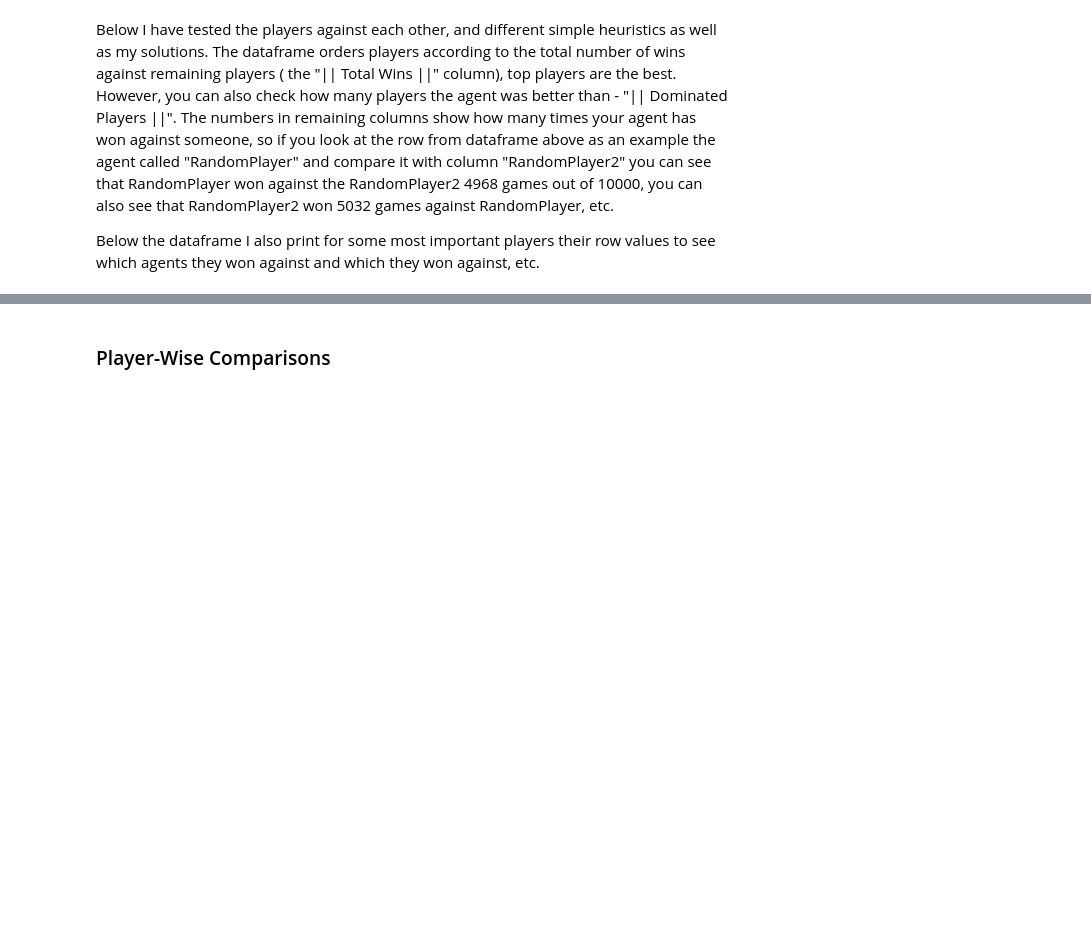
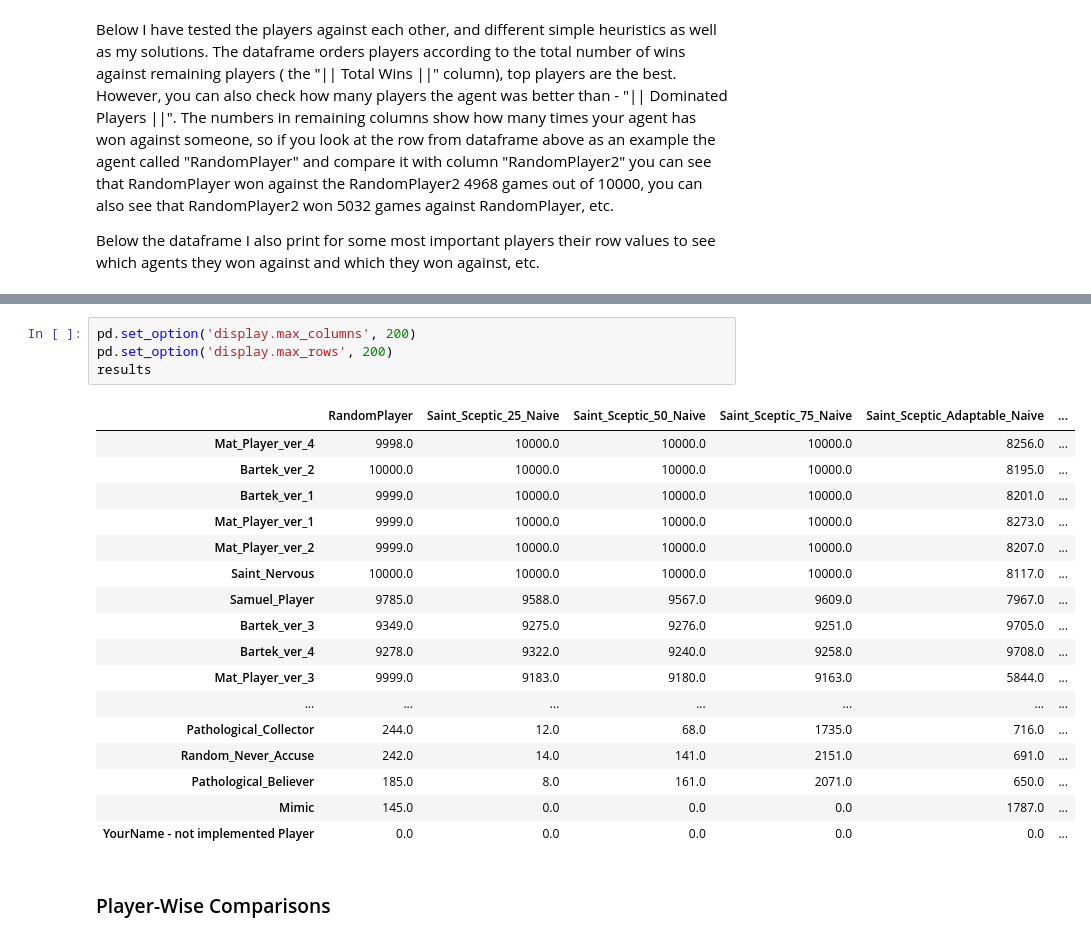
Before and after one commit to MatTheTab/Decision_Analysis, a Jupyter notebook: Project_4/comparator.ipynb, the cells around one changed output, grey strips where cells are left out. Cells and saved outputs as stored; diff of their text form; blank space fills up the shorter version.

```diff
--- a/Project_4/comparator.ipynb
+++ b/Project_4/comparator.ipynb
@@ -399,3 +396,25 @@ results
+# %%
+pd.set_option('display.max_columns', 200)
+pd.set_option('display.max_rows', 200)
+results
+# %% [output]
+|  | RandomPlayer | Saint_Sceptic_25_Naive | Saint_Sceptic_50_Naive | Saint_Sceptic_75_Naive | Saint_Sceptic_Adaptable_Naive | ... |
+| Mat_Player_ver_4 | 9998.0 | 10000.0 | 10000.0 | 10000.0 | 8256.0 | ... |
+| Bartek_ver_2 | 10000.0 | 10000.0 | 10000.0 | 10000.0 | 8195.0 | ... |
+| Bartek_ver_1 | 9999.0 | 10000.0 | 10000.0 | 10000.0 | 8201.0 | ... |
+| Mat_Player_ver_1 | 9999.0 | 10000.0 | 10000.0 | 10000.0 | 8273.0 | ... |
+| Mat_Player_ver_2 | 9999.0 | 10000.0 | 10000.0 | 10000.0 | 8207.0 | ... |
+| Saint_Nervous | 10000.0 | 10000.0 | 10000.0 | 10000.0 | 8117.0 | ... |
+| Samuel_Player | 9785.0 | 9588.0 | 9567.0 | 9609.0 | 7967.0 | ... |
+| Bartek_ver_3 | 9349.0 | 9275.0 | 9276.0 | 9251.0 | 9705.0 | ... |
+| Bartek_ver_4 | 9278.0 | 9322.0 | 9240.0 | 9258.0 | 9708.0 | ... |
+| Mat_Player_ver_3 | 9999.0 | 9183.0 | 9180.0 | 9163.0 | 5844.0 | ... |
+| ... | ... | ... | ... | ... | ... | ... |
+| Pathological_Collector | 244.0 | 12.0 | 68.0 | 1735.0 | 716.0 | ... |
+| Random_Never_Accuse | 242.0 | 14.0 | 141.0 | 2151.0 | 691.0 | ... |
+| Pathological_Believer | 185.0 | 8.0 | 161.0 | 2071.0 | 650.0 | ... |
+| Mimic | 145.0 | 0.0 | 0.0 | 0.0 | 1787.0 | ... |
+| YourName - not implemented Player | 0.0 | 0.0 | 0.0 | 0.0 | 0.0 | ... |
 # %% [markdown]
 ### Player-Wise Comparisons
 # %%
```
Also changed, not shown: parts of 26 cells of this notebook, 1 other file.
